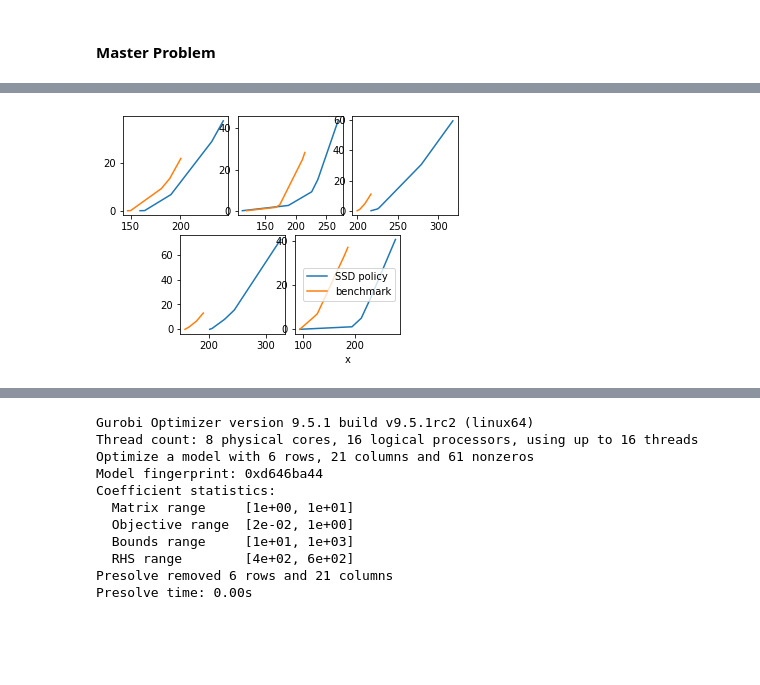
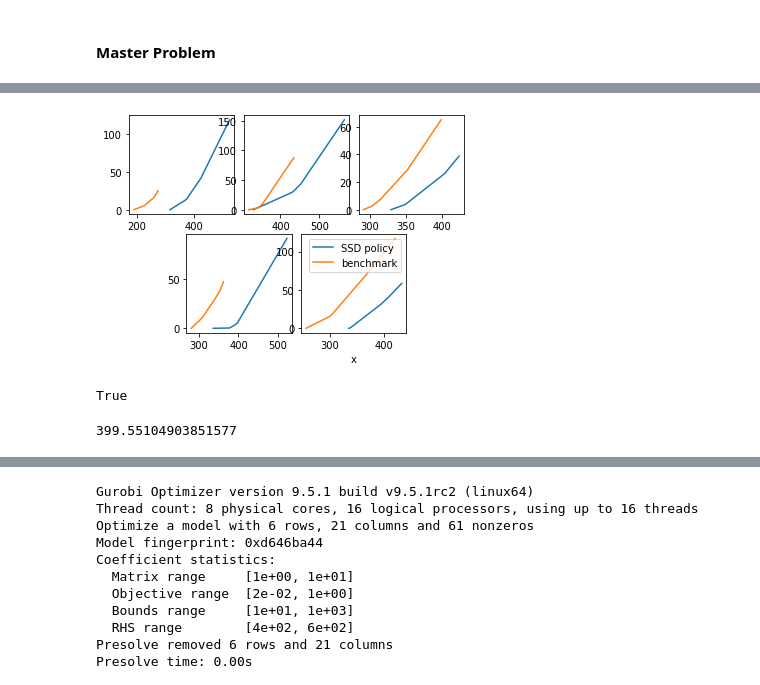
Before and after one commit to songyesog2000/three_stage_stoachstic_programming_w_SSD, a Jupyter notebook: three_stage_multi_item_newsvendor.ipynb, the cells around one changed output, grey strips where cells are left out. Saved outputs shown, nothing was run; the diff lists cells and outputs as text; code cells hidden in the pictures; blank space fills up the shorter version.

```diff
--- a/three_stage_multi_item_newsvendor.ipynb
+++ b/three_stage_multi_item_newsvendor.ipynb
@@ -471,9 +485,12 @@ print(ssd_benchmark_from(x_1_opt, x_2_i, scenario))
 # utility tool functions
 import decimal
 
+def roundn(c,n=6):
+    c = decimal.Decimal(c)
+    return float(round(c,n))
+
 def round2(c):
-    c = decimal.Decimal(c)
-    return float(round(c,6))
+    return roundn(c,n=6)
 # %% [markdown]
 #### Multi-cut algorithm
 we use the above result from non-SSD optimal policy as the benchmark
@@ -513,7 +532,7 @@ def reward_problem_of_first_stage_ssd(x_1:list, z_1:float, s:int, \
     for i in range(L_scenario):
         f_3_tem = m.addVars(n_item,vtype = GRB.CONTINUOUS, name = f'f_3_l={i}')
         m.addConstrs((f_3_tem[j] <= p_3[j]*d_3[i][j] for j in range(n_item)))
-        m.addConstrs((f_3_tem[j] <= p_3[j]*x_2[j] for j in range(n_item)))
+        m.addConstrs((f_3_tem[j] <= p_3[j]*(x_2[j]+x_1[j]-s_2[j]) for j in range(n_item)))
         f_3[i] = qsum( f_3_tem[j] for j in range(n_item))
     obj = z_2+ qsum(f_3[l]*prob_of_d_3[l] for l in range(L_scenario))
     m.setObjective(obj,GRB.MAXIMIZE)
@@ -538,7 +557,7 @@ def reward_problem_of_first_stage_ssd(x_1:list, z_1:float, s:int, \
 
     while( itr< max_itr):
         m.optimize()
-#         print(m.display())
+
         if m.Status!=2:
             print(m, 'status:',m.Status)
             return  None
@@ -554,16 +573,20 @@ def reward_problem_of_first_stage_ssd(x_1:list, z_1:float, s:int, \
 
         for y_3_j,w_j in w.items():
             # print(f'max_{itr}', y_3_j, sigma_,[ f_3_[l] for l in range(L_scenario)], w_j)
-            if sum(max(y_3_j-sigma_-f_3_[l],0)*prob_of_d_3[l] for l in range(L_scenario))>w_j:
+            if sum(max(y_3_j-sigma_-f_3_[l],0)*prob_of_d_3[l] for l in range(L_scenario))>w_j+0.01:
                 all_sat_flag = False
                 A = [l for l in range(L_scenario) if y_3_j>sigma_+f_3_[l]]
                 a = qsum( (y_3_j-sigma-f_3[d])*prob_of_d_3[d] for d in A)
                 m.addConstr( a<=w_j, name= f'event_cut_{itr}_{y_3_j}_{w_j}')
+                print(f'add event cuts to optimality subprobelm in scenario {s} at (m_itr,{itr})')
+                print(y_3_j, w_j, A)
 
-        if itr!=0 and all_sat_flag:
+        if all_sat_flag:
             pi_1_=[pi_1[i].Pi for i in range(n_item)]
             pi_2_=pi_2.Pi
-            # print(itr)
+#             print(m.display())
+#             print(itr)
+#             print(pi_1_)
 #             print('z_2', z_2_)
 #             print('sigma',sigma_)
 #             print('f_3', f_3_)
@@ -937,15 +1000,9 @@ def x_1_dummy_generator(scenario):
     mul = b_1/n_item
     return [mul/c_1[i] for i in range(n_item)]
 
-x_1_dummy = x_1_generator(scenario)
-x_2_dummy = [[x_2_i(x_1[j],d_2[j]/2) for j in range(n_item)] \
+def x_2_i(x_1, d):
+        return max(x_1-d,d) if x_1>d else d
+
+x_1_dummy = x_1_dummy_generator(scenario)
+x_2_dummy = [[x_2_i(x_1_dummy[j],d_2[j]) for j in range(n_item)] \
        for d_2 in scenario['stage_2']['rd_prob'][0][0] ]
-# %%
-risk_neutral_rst = evaluation_policy(x_1_opt, x_2_opt, scenario)
-bcm_rst = evaluation_policy(x_1_dummy, x_2_dummy, scenario)
-dummy_benchmark = ssd_benchmark_from_evaluation(bcm_rst, scenario)
-risk_neutral_benchmark = ssd_benchmark_from_evaluation(risk_neutral_rst, scenario)
-x_1,x_2 = three_stage_multi_item_SSD_newsvendor(x_1_0 = x_1_0, z_1_0 =z_1_0, scenario=scenario, \
-                                benchmark = dummy_benchmark , max_itr = 20,\
-                                policy_return =  True)
-dummy_ssd_rst = evaluation_policy(x_1, x_2, scenario)
@@ -970,26 +1009,36 @@ terminated: max iteration
 # %%
 x_1_eval,x_2_eval = x_1,x_2
 x_1_bcm, x_2_bcm = x_1_dummy,x_2_dummy
 
 import matplotlib.pyplot as plt
 ax1 = plt.subplot2grid(shape=(2,6), loc=(0,0), colspan=2)
 ax2 = plt.subplot2grid((2,6), (0,2), colspan=2)
 ax3 = plt.subplot2grid((2,6), (0,4), colspan=2)
 ax4 = plt.subplot2grid((2,6), (1,1), colspan=2)
 ax5 = plt.subplot2grid((2,6), (1,3), colspan=2)
 axs = [ax1,ax2,ax3,ax4,ax5]
-w_eval = F2_policy_stage_3(x_1,x_2,scenario)
-w_bcm = F2_policy_stage_3(x_1_dummy, x_2_dummy, scenario)
+w_eval = F2_policy_stage_3(x_1_eval, x_2_eval,scenario)
+w_bcm = F2_policy_stage_3(x_1_bcm, x_2_bcm, scenario)
 plt.xlabel('x')
 for i in range(scenario['S_scenario']):
     sort_keys = sorted(w_eval[i].keys())
     sort_keys_bcm = sorted(w_bcm[i].keys())
     axs[i].plot(sort_keys,[w_eval[i][_] for _ in sort_keys], label='SSD policy')
     axs[i].plot(sort_keys_bcm,[w_bcm[i][_] for _ in sort_keys_bcm], label='benchmark')
 
 plt.legend()
 plt.show()
 # %% [output]
-[figure, old version]
+[figure, new version]
+# %%
+feasibility_check(x_1,x_2,scenario)
+# %% [output]
+True
+# %%
+eval_rst = evaluation_policy(x_12,x_22, scenario)
+expected = eval_rst['stage_1']['z_1'] + eval_rst['stage_1']['expected_reward']
+print(expected)
+# %% [output]
+399.55104903851577
 # %%
 x_1_eval,x_2_eval = x_1,x_2
```
Also changed, not shown: parts of 26 cells of this notebook.
